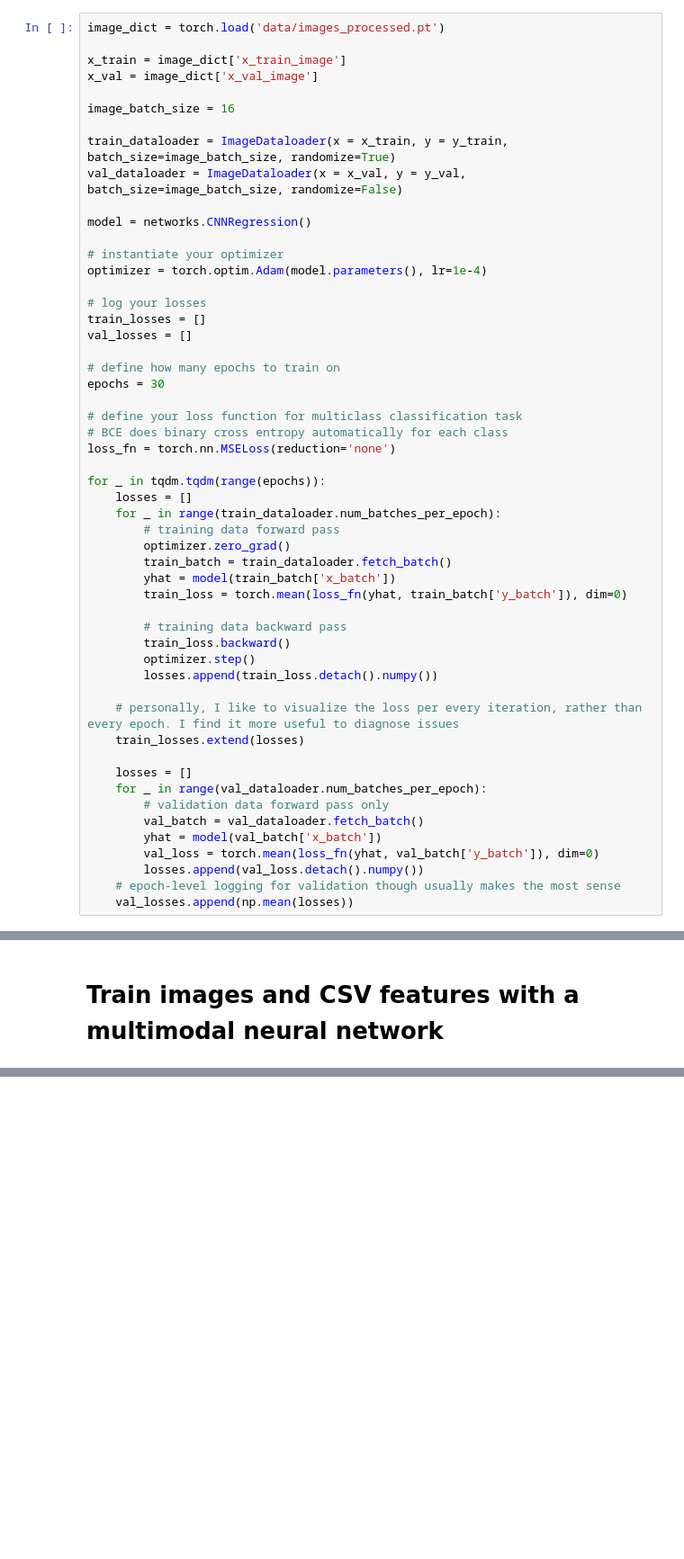
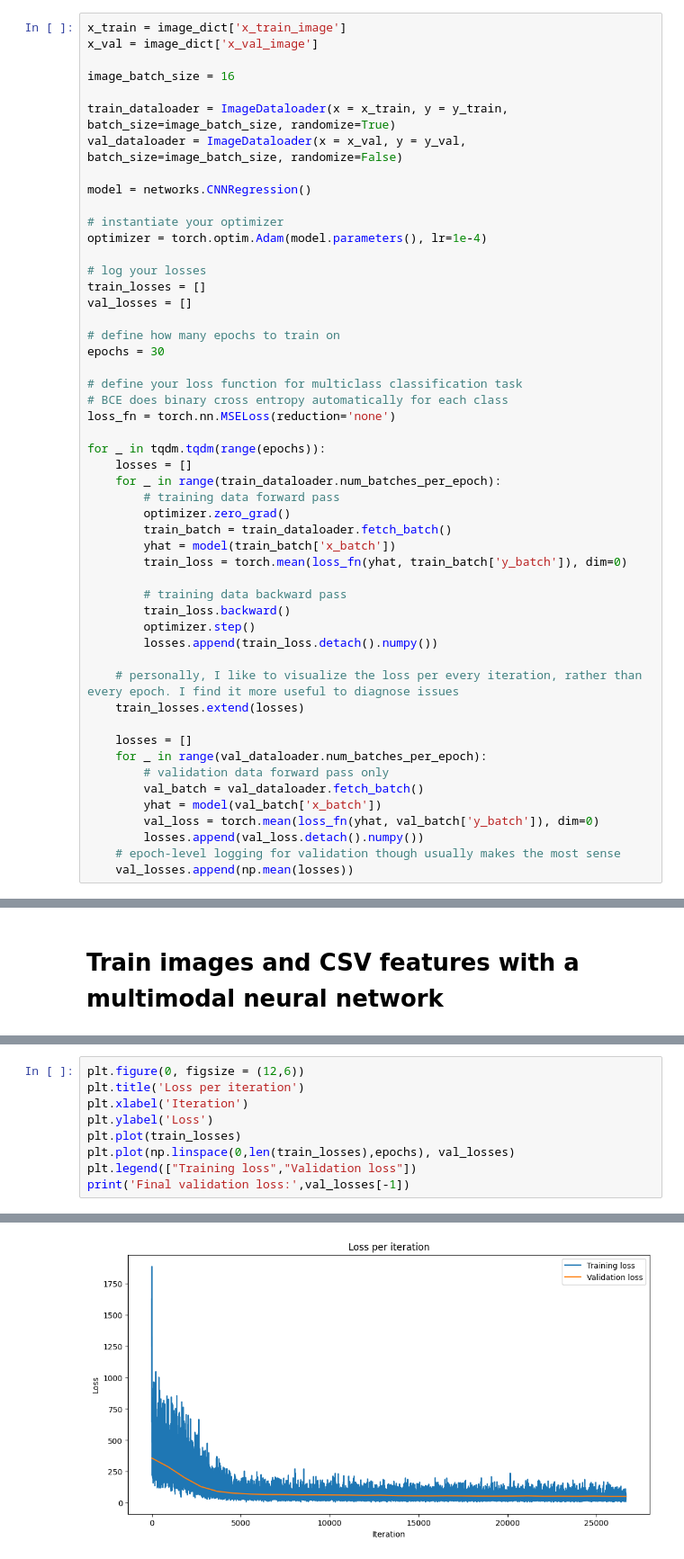
Before and after one commit to CrazyCipherGamer/ecegr4750_fall2023_singh, a Jupyter notebook: paramveer_singh/model_training.ipynb, the cells around one changed output, grey strips where cells are left out. Shown: that part at 90% size. Saved outputs shown, nothing was run; the diff lists cells and outputs as text; blank space fills up the shorter version.

```diff
--- a/paramveer_singh/model_training.ipynb
+++ b/paramveer_singh/model_training.ipynb
@@ -37,8 +37,6 @@ plt.legend()
 # %% [markdown]
 # Train images only with a CNN
 # %%
-image_dict = torch.load('data/images_processed.pt')
-
 x_train = image_dict['x_train_image']
 x_val = image_dict['x_val_image']
 
@@ -111,0 +161,10 @@ torch.save(model_state, 'model_checkpoints/CNN.ckpt')
+# %%
+plt.figure(0, figsize = (12,6))
+plt.title('Loss per iteration')
+plt.xlabel('Iteration')
+plt.ylabel('Loss')
+plt.plot(train_losses)
+plt.plot(np.linspace(0,len(train_losses),epochs), val_losses)
+plt.legend(["Training loss","Validation loss"])
+print('Final validation loss:',val_losses[-1])
+# %% [output]
@@ -111,0 +172 @@ torch.save(model_state, 'model_checkpoints/CNN.ckpt')
+[figure, added]
```
Also changed, not shown: parts of 5 cells of this notebook, 3 other files.
